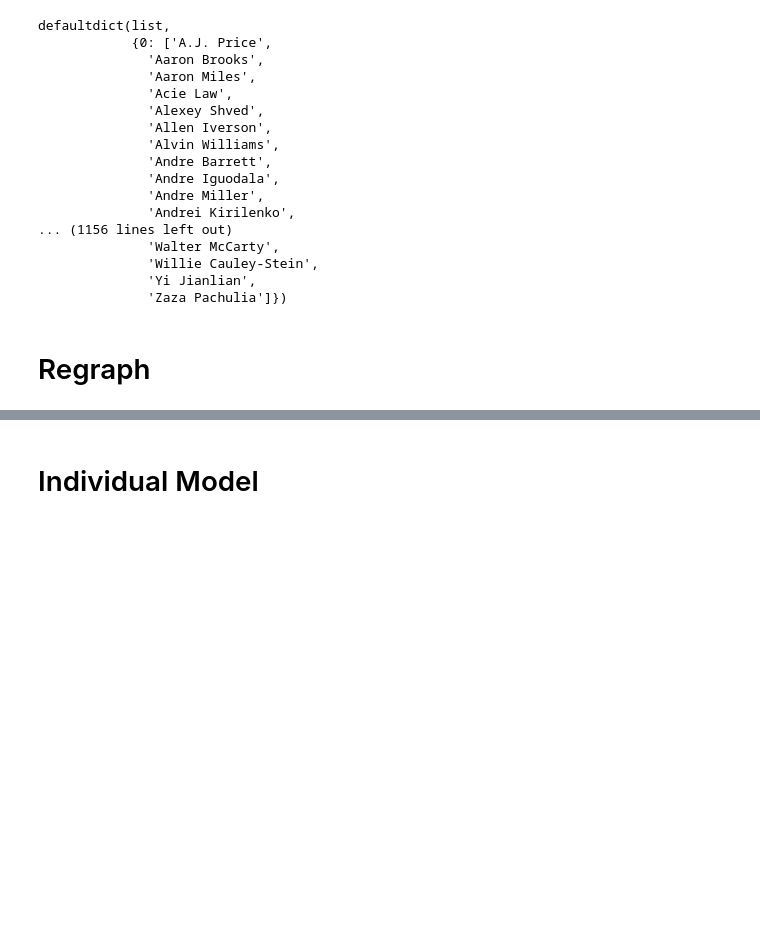
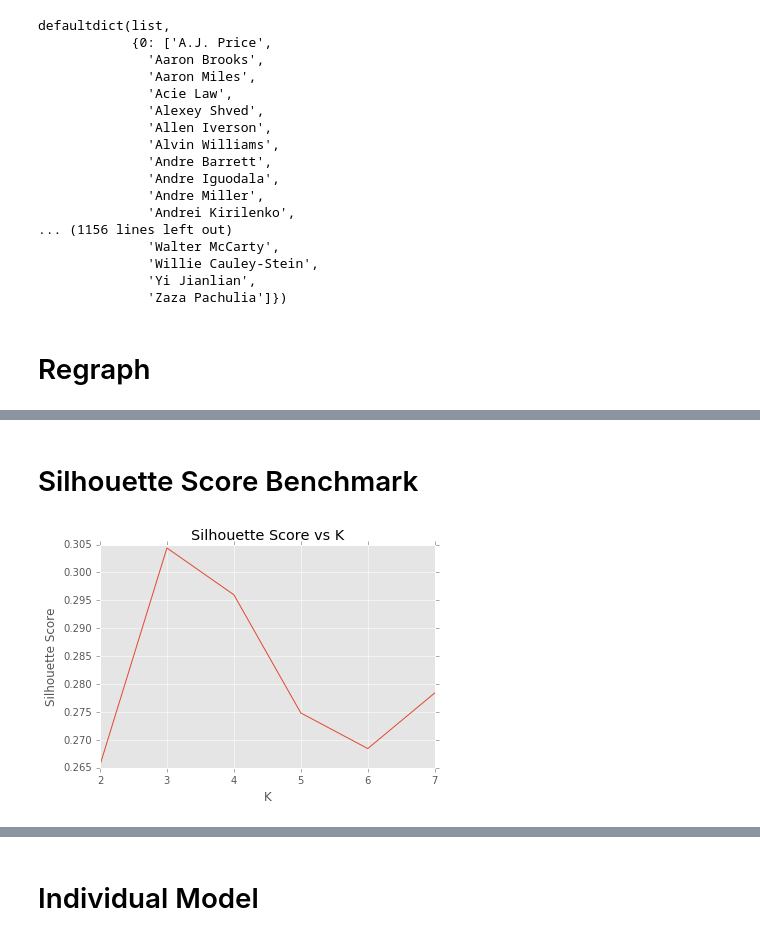
Before and after one commit to EricHPei/fantasy-score-predictor, a Jupyter notebook: score-predictor/src/Test.ipynb, the cells around one changed output, grey strips where cells are left out. Saved outputs shown, nothing was run; the diff lists cells and outputs as text; code cells hidden in the pictures; blank space fills up the shorter version.

```diff
--- a/score-predictor/src/Test.ipynb
+++ b/score-predictor/src/Test.ipynb
@@ -607,0 +587,2 @@ for name, est in estimators.items():
+# %% [markdown]
+# Silhouette Score Benchmark
@@ -607,0 +591,4 @@ for name, est in estimators.items():
+# %%
+makesilplot.plot_silhouette(mat_nout, 8)
+# %% [output]
+[figure, added]
```
Also changed, not shown: parts of 30 cells of this notebook, 33 other files.
